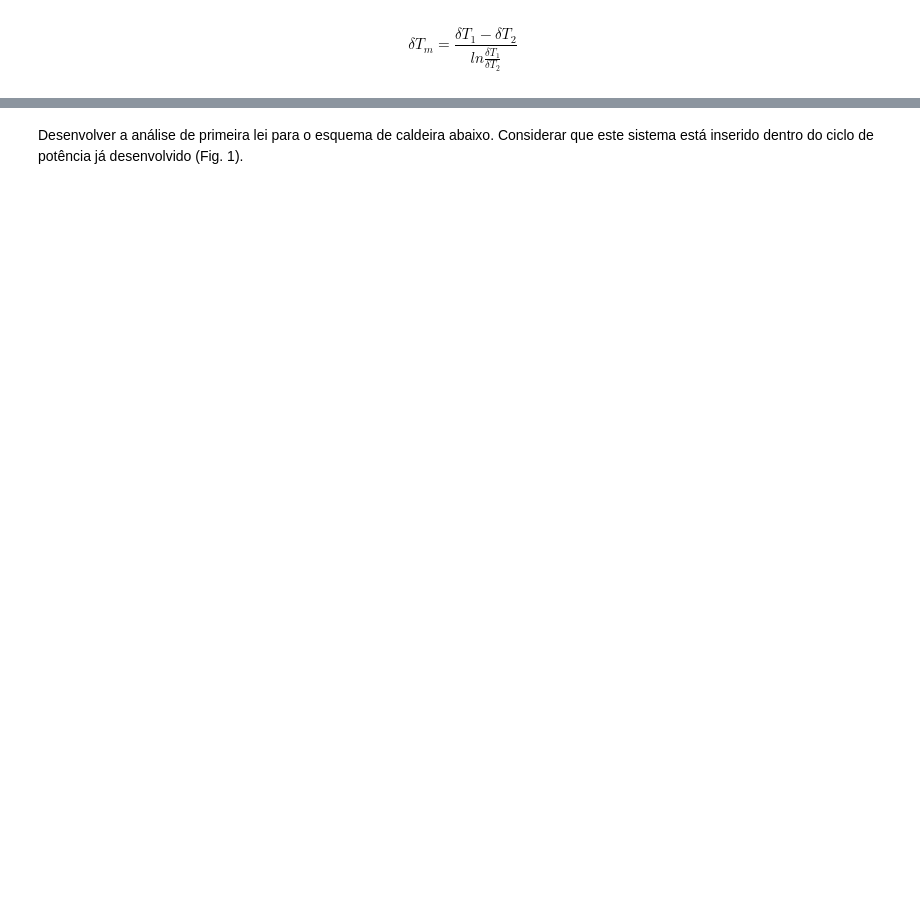
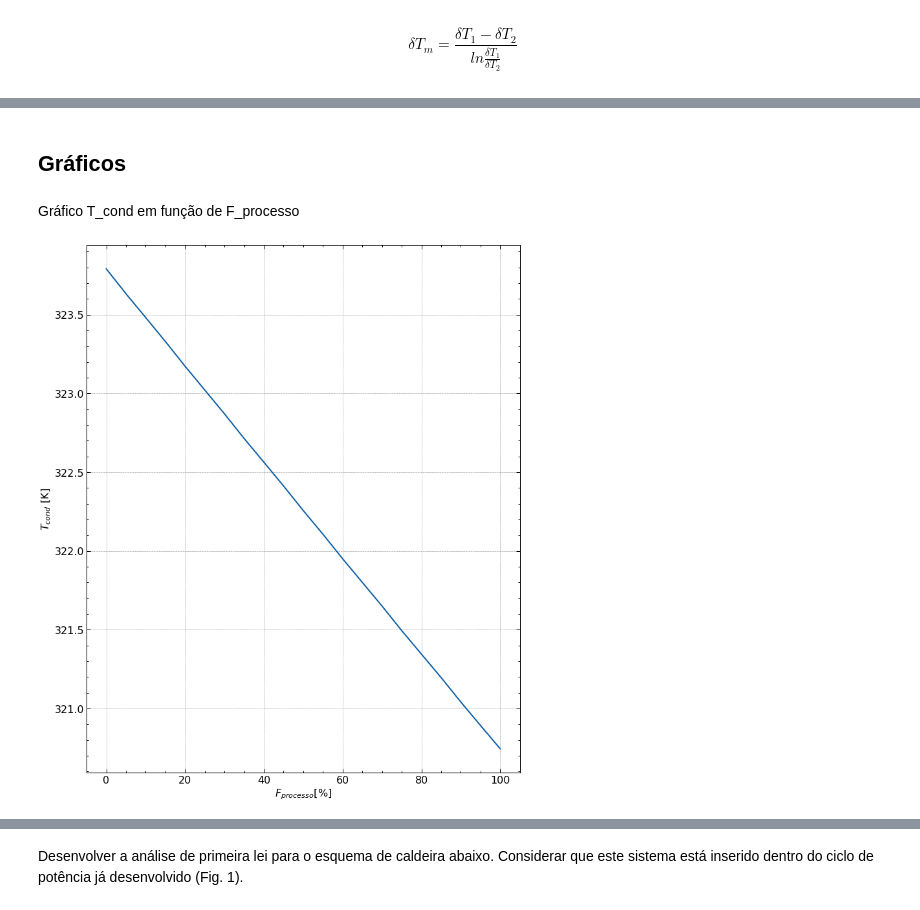
Before and after one commit to luaneng/gdv, a Jupyter notebook: projeto/main.ipynb, the cells around one changed output, grey strips where cells are left out. Drawn from its saved outputs; the diff is of its cells as text; code cells hidden in the pictures; blank space fills up the shorter version.

```diff
--- a/projeto/main.ipynb
+++ b/projeto/main.ipynb
@@ -246,7 +247,7 @@ for c in range(len(var_F)):
                 m12 + m3 + m6 - m7,
                 m2 + m10 - m11,
                 m2*st2(p8=P[0], t1=T[0]).h + m10*st10.h - m11*st11.h,
-                m12*st12.h + m3*st3(p8=P[0], t1=T[0]).h + m6*st6(tcond=T[3]).h - m7*st7.h,
+                m12*st12.h + m3*st3(p8=P[0], t1=T[0]).h + m6*st6(tcond=Tk[3]).h - m7*st7.h,
                 m4 - m5,
                 m5 - m6,
                 m11 - m12,
@@ -620,2 +594,10 @@ def UAs(tcond, vazao_m):
+# %%
+def UAs(tcond):
+    cp_in = prop('CPMASS', 'P', 101325, 'T', tc_in, fluido)/10**3    #kJ/kg*K
+    cp_out = prop('CPMASS', 'P', 101325, 'T', tc_out, fluido)/10**3  #kJ/kg*K
+    pc = prop('D', 'P', 101325, 'T', (tc_in + tc_out)/2 ,fluido)     #kg/m^3
+    cp_med = (cp_in + cp_out)/2                                      #kJ/kg*K
+    C_min = (Vc*pc*cp_med)/3600                                      #kJ/K*s
+    return ntu(tcond)*C_min  #kJ/K*s
 # %% [markdown]
 $$ \delta T_{m} = \frac{\delta T_{1} - \delta T_{2}}{ln{\frac{\delta T_{1}}{\delta T_{2}}}} $$
@@ -648,5 +614,0 @@ _var_Tcond = lista das temperaturas do condensador para F_processo variando de 0
-# %%
-var_Tcond = []
-
-for c in range(len(var_F)):
-    var_Tcond.append(solve(Q_update(tcond, vazao_m=array_m[c][3]), tcond), numerical=True)
@@ -656,0 +629,14 @@ TypeError: can't convert expression to float
+# %%
+ΔT1, ΔT2, ΔTm, T_cond, Q_cond = symbols('ΔT1 ΔT2 ΔTm Tcond Qcond')
+
+array_solved = []
+
+for c in range(len(var_F)):
+
+    Eq_cond = [-ΔT1+(T_cond-tc_in),
+            -ΔT2+(T_cond-tc_out),
+            -ΔTm+(ΔT1-ΔT2)/(ln(ΔT1/ΔT2)),
+            -Q_cond+UAs(tcond=Tk[3])*ΔTm,
+            -Q_cond+array_m[c][3]*(entalpia[3]-st5(tcond=Tk[3]).h)]
+
+    array_solved.append([round(num, 3) for num in list(nonlinsolve(Eq_cond, ΔT1, ΔT2, ΔTm, T_cond, Q_cond))[0]])
@@ -656,0 +682,22 @@ TypeError: can't convert expression to float
+# %% [markdown]
+## Gráficos ##
+# %% [markdown]
+Gráfico T_cond em função de F_processo
+# %%
+def tcondfpro():
+
+    global Tcond_novo
+    Tcond_novo = []
+
+    for c in range(len(var_F)):
+        Tcond_novo.append(array_solved[c][3])
+
+    figure = plt.figure(figsize=(12, 15))
+    plt.plot(arange(0, 100+5, 5), Tcond_novo)
+    plt.xlabel(r'$F_{processo}$[%]')
+    plt.ylabel(r'$T_{cond}$ [K]')
+    plt.show()
+
+tcondfpro()
+# %% [output]
+[figure, added]
```
Also changed, not shown: parts of 41 cells of this notebook.
